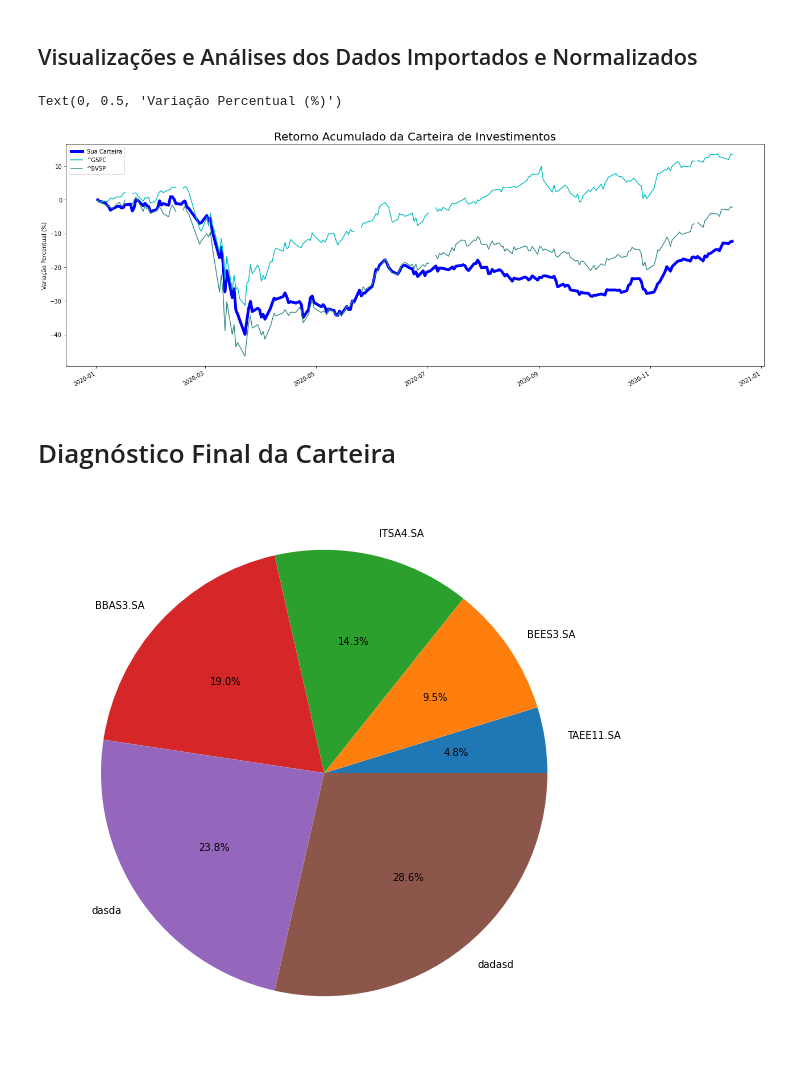
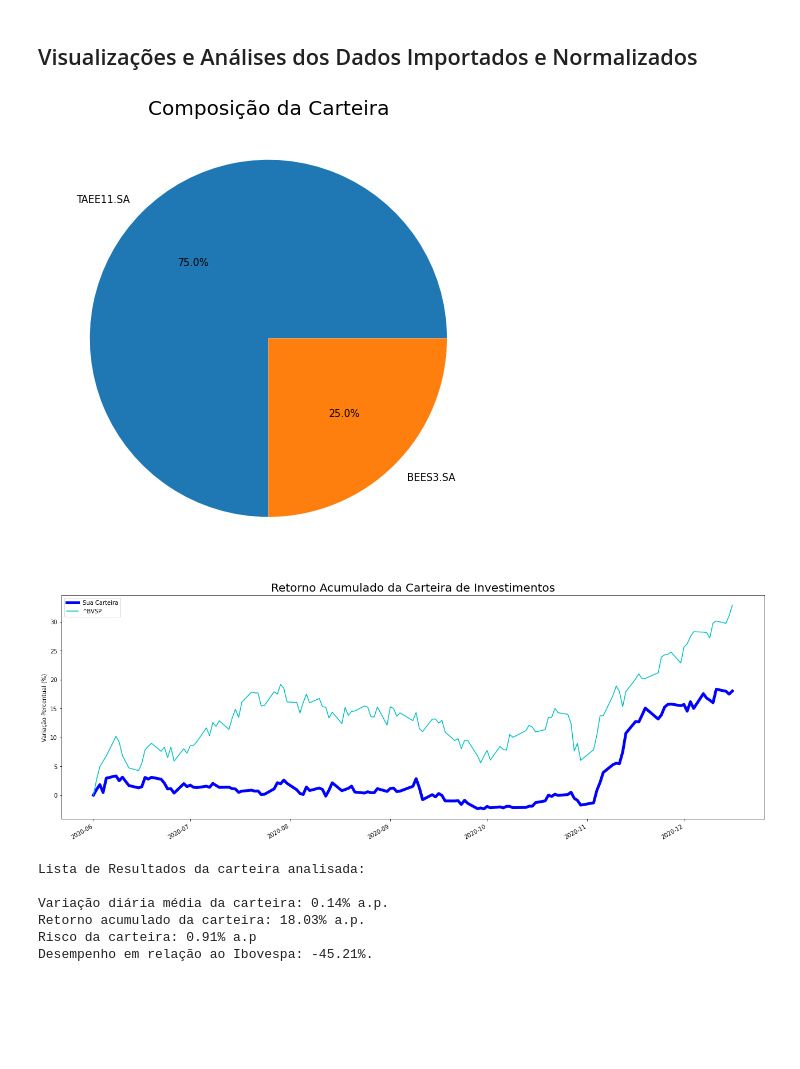
Before and after one commit to gabrieldepaiva/ProjetosParalelos, a Jupyter notebook: Analise_Carteira_de_Acoes_Pessoal.ipynb, the cells around one changed output. Cells and saved outputs as stored; diff of their text form; code cells hidden in the pictures; blank space fills up the shorter version.

```diff
--- a/Analise_Carteira_de_Acoes_Pessoal.ipynb
+++ b/Analise_Carteira_de_Acoes_Pessoal.ipynb
@@ -191,5 +183,23 @@ tabela_final.head()
 # %% [markdown]
 ## Visualizações e Análises dos Dados Importados e Normalizados
+# %%
+# Visualização da Representatividade na carteira
+listafinal = []
+
+for numero in pesos:
+  listafinal.append(numero * 200)
+
+listafinal
+
+x_list = listafinal
+labels_list = carteira
+plt.figure(figsize=(8,8))
+plt.axis('equal')
+plt.pie(x_list,autopct='%1.1f%%',labels=labels_list)
+plt.title('Composição da Carteira',size=20)
+print('')
+# %% [output]
+[figure, added]
 # %%
 # Visualização das variações da carteira e benchmarks acumulados
 cores = ['c','#368B8B','#276666','#276666','#0FA7A7']
@@ -201,17 +211,34 @@ plt.legend()
 plt.title ('Retorno Acumulado da Carteira de Investimentos',size=20)
 plt.xlabel('')
 plt.ylabel('Variação Percentual (%)')
+print('')
 # %% [output]
-Text(0, 0.5, 'Variação Percentual (%)')
-[figure, old version]
+[figure, new version]
-# %% [markdown]
-# Diagnóstico Final da Carteira
-# %%
-x_list = [1,2,3,4,5,6]#pesos * valor_investido
-labels_list = carteira
-plt.figure(figsize=(10,10))
-plt.axis('equal')
-plt.pie(x_list,labels=labels_list,autopct='%1.1f%%')
-print('')
-# %% [output]
-[figure, removed]
+# %%
+print('Lista de Resultados da carteira analisada:')
+print('')
+
+BaseDados['Soma'] = BaseDados.sum(axis=1)
+
+ret_cart = BaseDados['Soma'].pct_change().mean()*100
+risco_cart = BaseDados['Soma'].pct_change().std()*100
+linhas = BaseDados['Soma'].pct_change().count()
+ret_acum_cart = tabela_final['Sua Carteira'].iloc[linhas]
+
+print(f'Variação diária média da carteira: {round(ret_cart,2)}% a.p.')
+print(f'Retorno acumulado da carteira: {round(ret_acum_cart,2)}% a.p.')
+print(f'Risco da carteira: {round(risco_cart,2)}% a.p')
+if q == 's':
+  if '^BVSP' in tabela_final:
+    ret_acum_ibov = tabela_final['^BVSP'].iloc[linhas]
+    dci = round(((ret_acum_cart/ret_acum_ibov)-1)*100,2)
+    print(f'Desempenho em relação ao Ibovespa: {dci}%.')
+  else:
+    print('')
+# %% [output]
+Lista de Resultados da carteira analisada:
+
+Variação diária média da carteira: 0.14% a.p.
+Retorno acumulado da carteira: 18.03% a.p.
+Risco da carteira: 0.91% a.p
+Desempenho em relação ao Ibovespa: -45.21%.
```
Also changed, not shown: parts of 8 cells of this notebook.
